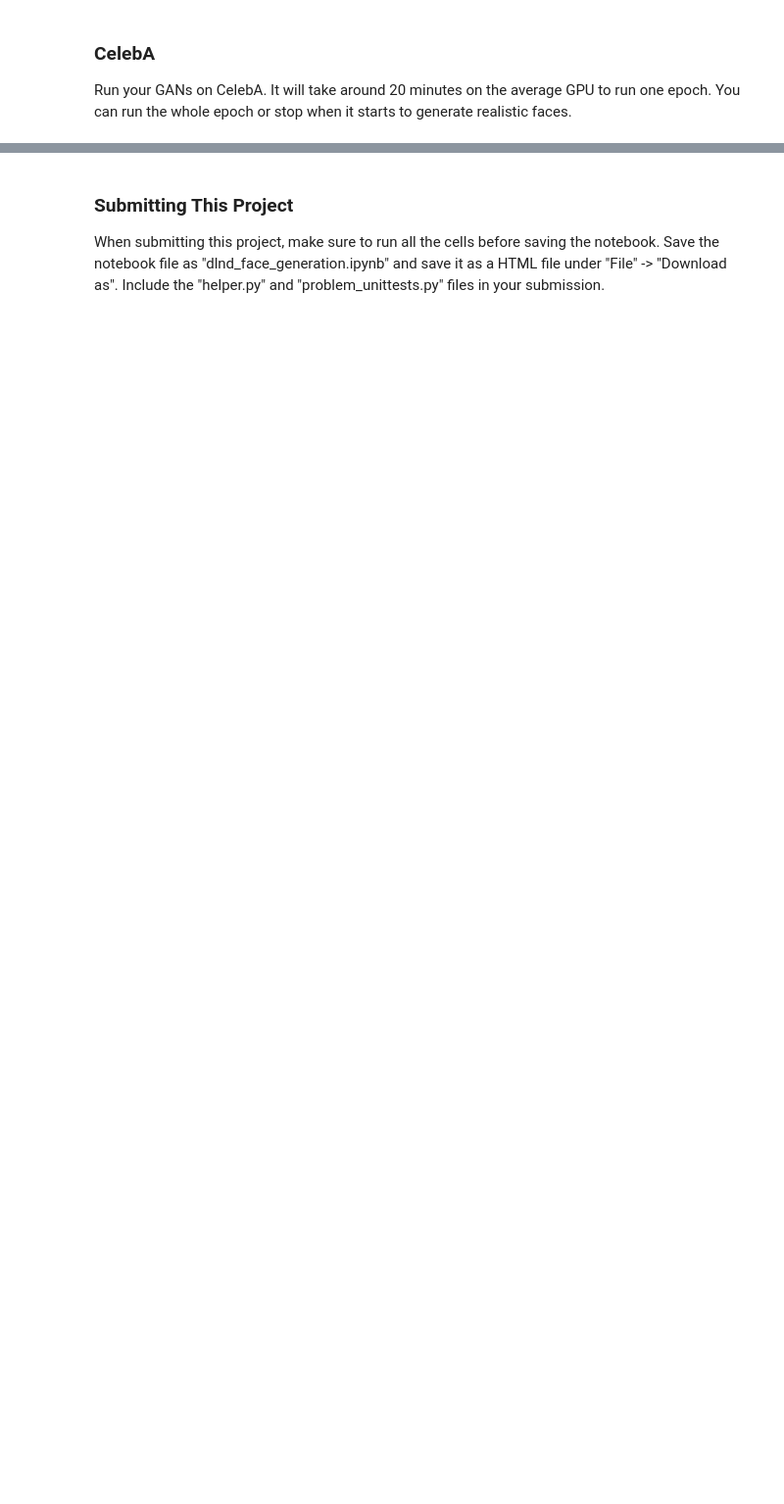
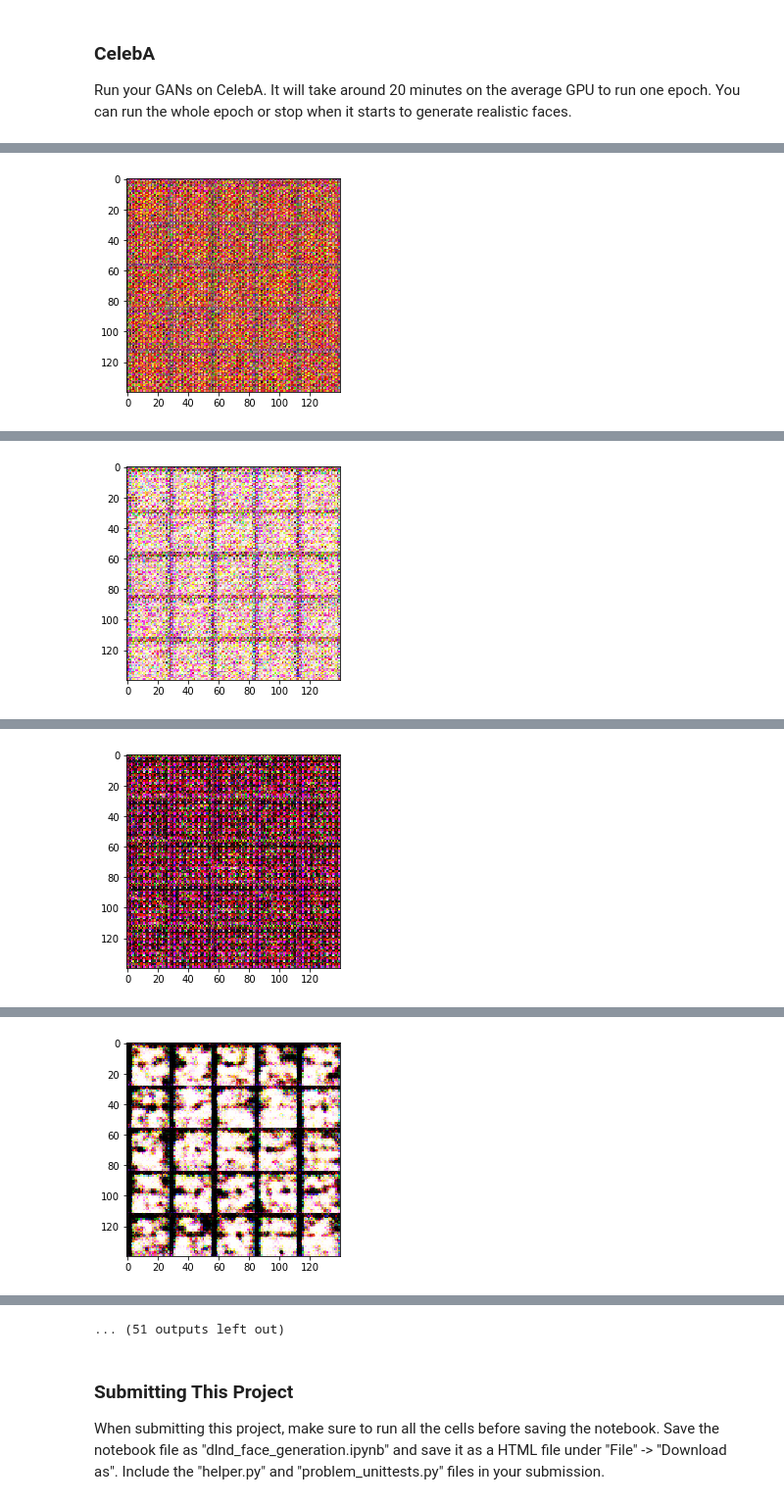
Before and after one commit to avargaslugo/deeplearningudcty, a Jupyter notebook: project5_face_generation/dlnd_face_generation.ipynb, the cells around one changed output, grey strips where cells are left out. Shown at 98% size. Saved outputs shown, nothing was run; the diff lists cells and outputs as text; code cells hidden in the pictures; blank space fills up the shorter version.

```diff
--- a/project5_face_generation/dlnd_face_generation.ipynb
+++ b/project5_face_generation/dlnd_face_generation.ipynb
@@ -430,10 +516,10 @@ Epoch 2/2... Discriminator Loss: 0.0000... Generator Loss: 0.0000
 ### CelebA
 Run your GANs on CelebA.  It will take around 20 minutes on the average GPU to run one epoch.  You can run the whole epoch or stop when it starts to generate realistic faces.
 # %%
-batch_size = None
-z_dim = None
-learning_rate = None
-beta1 = None
+batch_size = 64
+z_dim = 128
+learning_rate = 0.0001
+beta1 = 0.5
 
 
 """
@@ -445,3 +531,4 @@ celeba_dataset = helper.Dataset('celeba', glob(os.path.join(data_dir, 'img_align
 with tf.Graph().as_default():
     train(epochs, batch_size, z_dim, learning_rate, beta1, celeba_dataset.get_batches,
           celeba_dataset.shape, celeba_dataset.image_mode)
+# %% [output]
@@ -447,0 +547 @@ with tf.Graph().as_default():
+[figure, added]
@@ -447,0 +558 @@ with tf.Graph().as_default():
+[figure, added]
@@ -447,0 +569 @@ with tf.Graph().as_default():
+[figure, added]
@@ -447,0 +580 @@ with tf.Graph().as_default():
+[figure, added]
@@ -448,3 +603,4 @@ with tf.Graph().as_default():
+... (51 outputs left out)
 # %% [markdown]
 ### Submitting This Project
 When submitting this project, make sure to run all the cells before saving the notebook. Save the notebook file as "dlnd_face_generation.ipynb" and save it as a HTML file under "File" -> "Download as". Include the "helper.py" and "problem_unittests.py" files in your submission.
```
Also changed, not shown: parts of 6 cells of this notebook, 1 other file.
